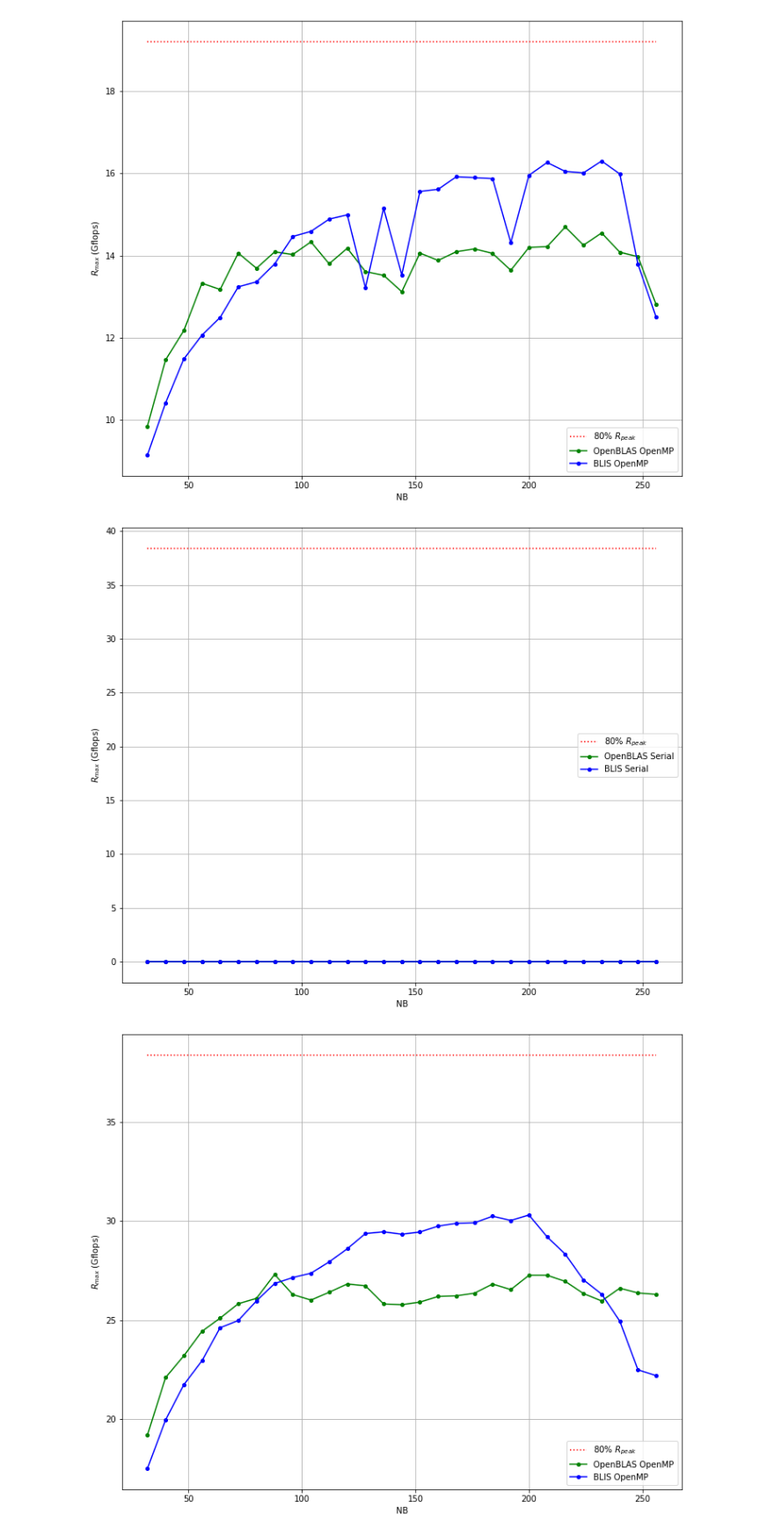
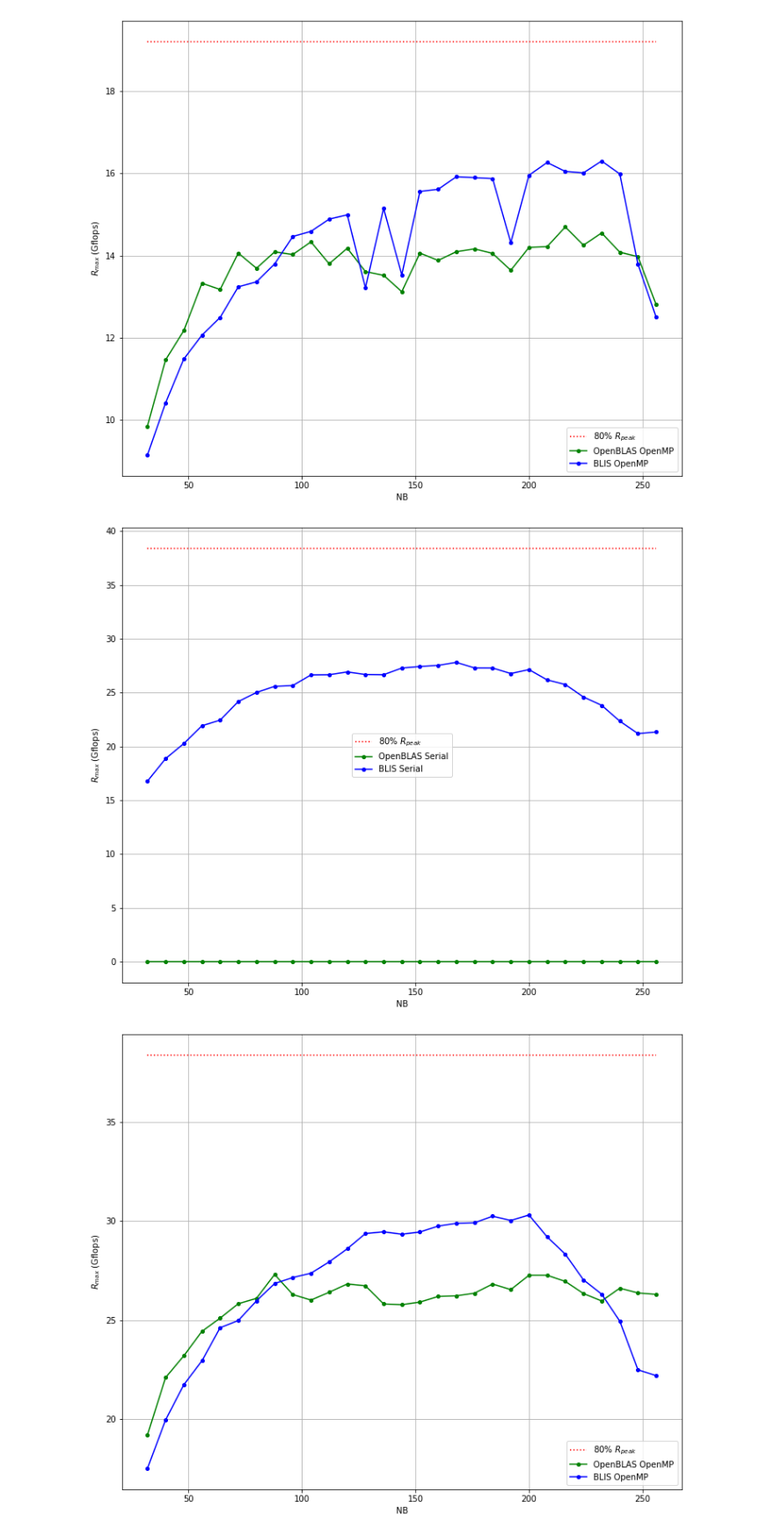
Before and after one commit to johnduffymsc/dissertation, a Jupyter notebook: picluster.ipynb, the cells around one changed output. Shown: that part at 88% size. Saved outputs shown, nothing was run; the diff lists cells and outputs as text; code cells hidden in the pictures.

```diff
--- a/picluster.ipynb
+++ b/picluster.ipynb
@@ -461,7 +461,7 @@ plt.show()
 # %% [output]
 [figure]
 # %%
-# OpenMPI Gflops vs NB for 2 nodes using 80% memory.
+# Pure OpenMPI Gflops vs NB for 2 nodes using 80% memory.
 
 nb = [
     32,
@@ -516,63 +516,63 @@ openblas_serial = [
     0,
     0,
     0,
     0,
     0,
     0,
     0,
     0,
     0,
     0,
     0,
     0
 ]
 
 blis_serial = [
-    0,
-    0,
-    0,
-    0,
-    0,
-    0,
-    0,
-    0,
-    0,
-    0,
-    0,
-    0,
-    0,
-    0,
-    0,
-    0,
-    0,
-    0,
-    0,
-    0,
-    0,
-    0,
-    0,
-    0,
-    0,
-    0,
-    0,
-    0,
-    0
+    1.6776e+01,
+    1.8871e+01,
+    2.0267e+01,
+    2.1922e+01,
+    2.2444e+01,
+    2.4171e+01,
+    2.5014e+01,
+    2.5581e+01,
+    2.5658e+01,
+    2.6647e+01,
+    2.6661e+01,
+    2.6922e+01,
+    2.6682e+01,
+    2.6664e+01,
+    2.7284e+01,
+    2.7427e+01,
+    2.7532e+01,
+    2.7814e+01,
+    2.7295e+01,
+    2.7289e+01,
+    2.6772e+01,
+    2.7141e+01,
+    2.6184e+01,
+    2.5754e+01,
+    2.4596e+01,
+    2.3823e+01,
+    2.2350e+01,
+    2.1194e+01,
+    2.1344e+01
 ]
 
 plt.figure(figsize=(12, 10))
 #plt.title("OpenMPI Baseline $R_{max}$ vs NB 2 Nodes 80% Memory")
 plt.plot([32, 256], [R_PEAK_80 * 2, R_PEAK_80 * 2], ":", markersize=4, color="red")
 plt.plot(nb, openblas_serial, "-go", markersize=4)
 plt.plot(nb, blis_serial, "-bo", markersize=4)
 plt.xlabel("NB")
 plt.ylabel("$R_{max}$ (Gflops)")
 plt.legend(["80% $R_{peak}$", "OpenBLAS Serial", "BLIS Serial"])
 plt.grid()
 plt.savefig("openmpi_gflops_vs_nb_2_node_80_percent_memory.pdf", bbox_inches="tight")
 plt.savefig("openmpi_gflops_vs_nb_2_node_80_percent_memory.png", bbox_inches="tight")
 plt.show()
 # %% [output]
-[figure, old version]
+[figure, new version]
 # %%
 # Hybrid OpenMPI/OpenMP Gflops vs NB for 2 nodes using 80% memory.
 
```
Also changed, not shown: 1 other file.
